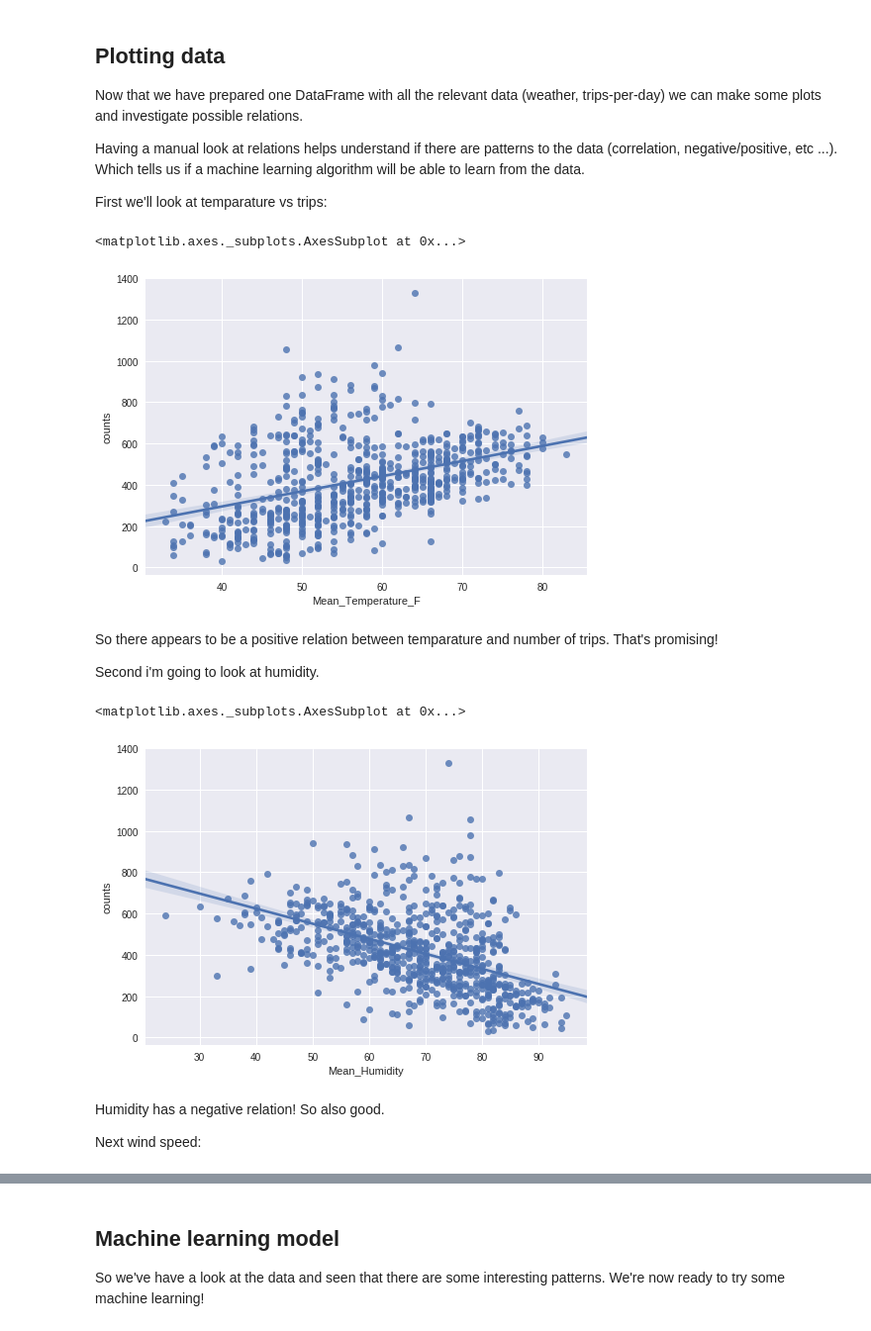
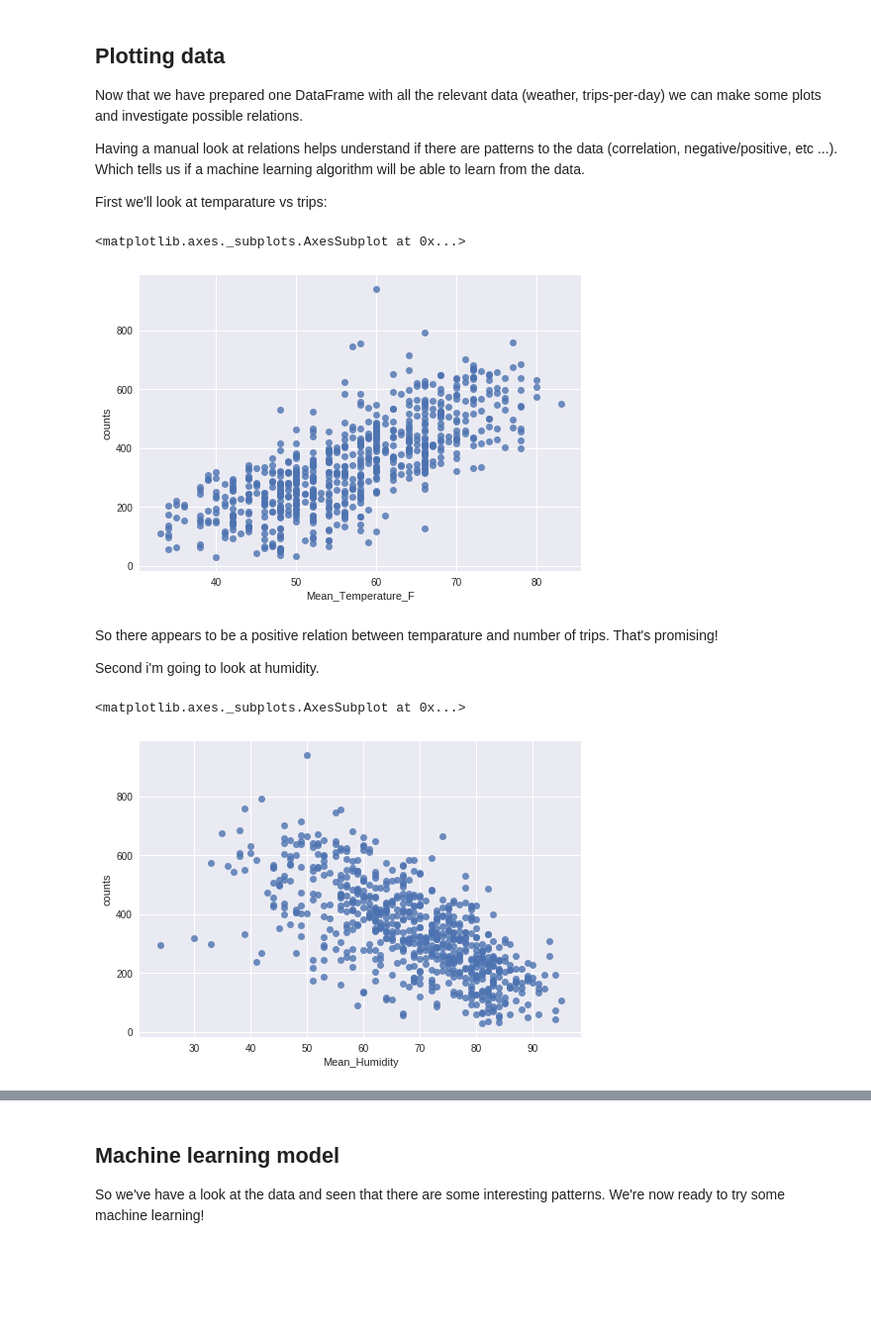
Before and after one commit to EikeDehling/ml-hackathon, a Jupyter notebook: data_analysis_cycle_share.ipynb, the cells around one changed output, grey strips where cells are left out. Shown at 99% size. Saved outputs shown, nothing was run; the diff lists cells and outputs as text; code cells hidden in the pictures; blank space fills up the shorter version.

```diff
--- a/data_analysis_cycle_share.ipynb
+++ b/data_analysis_cycle_share.ipynb
@@ -25,6 +25,6 @@ df_weather.head()
 # %% [markdown]
 Then we load the trip data:
 # %%
-df_trips = pd.read_csv('trip.csv', index_col='trip_id', error_bad_lines=False, parse_dates=['starttime', 'stoptime'])
+df_trips = pd.read_csv('trip.csv', index_col='trip_id', parse_dates=['starttime', 'stoptime'])
 df_trips.head()
 # %% [output]
@@ -82,20 +81,16 @@ First we'll look at temparature vs trips:
 # %%
 import seaborn as sns
 
-sns.regplot(x="Mean_Temperature_F", y="counts", data=df_combined)
+sns.regplot(x="Mean_Temperature_F", y="counts", data=df_combined, fit_reg=False)
 # %% [output]
 <matplotlib.axes._subplots.AxesSubplot at 0x...>
-[figure, old version]
+[figure, new version]
 # %% [markdown]
 So there appears to be a positive relation between temparature and number of trips. That's promising!
 
 Second i'm going to look at humidity.
 # %%
-sns.regplot(x="Mean_Humidity", y="counts", data=df_combined)
+sns.regplot(x="Mean_Humidity", y="counts", data=df_combined, fit_reg=False)
 # %% [output]
 <matplotlib.axes._subplots.AxesSubplot at 0x...>
-[figure, old version]
+[figure, new version]
-# %% [markdown]
-Humidity has a negative relation! So also good.
-
-Next wind speed:
```
Also changed, not shown: parts of 11 cells of this notebook.
